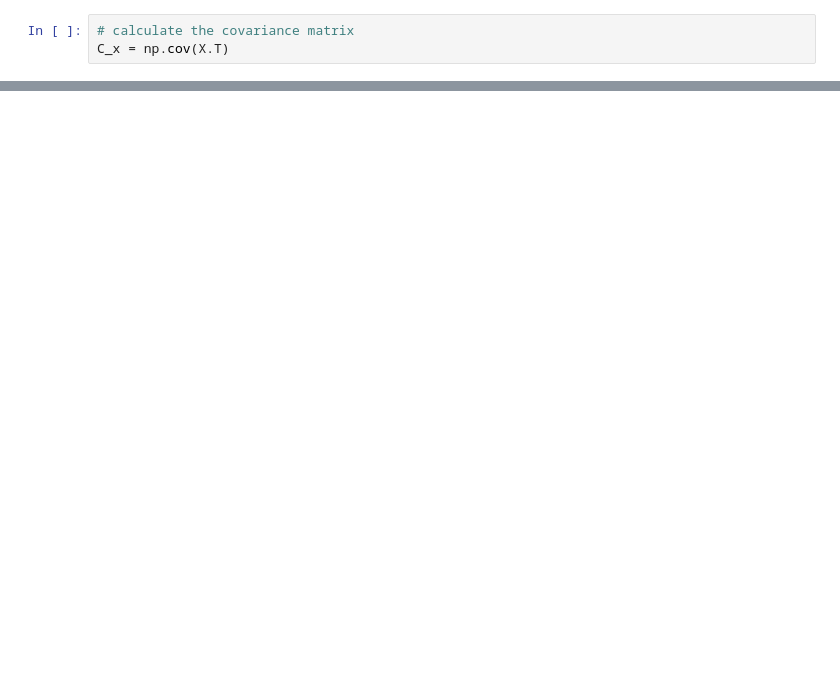
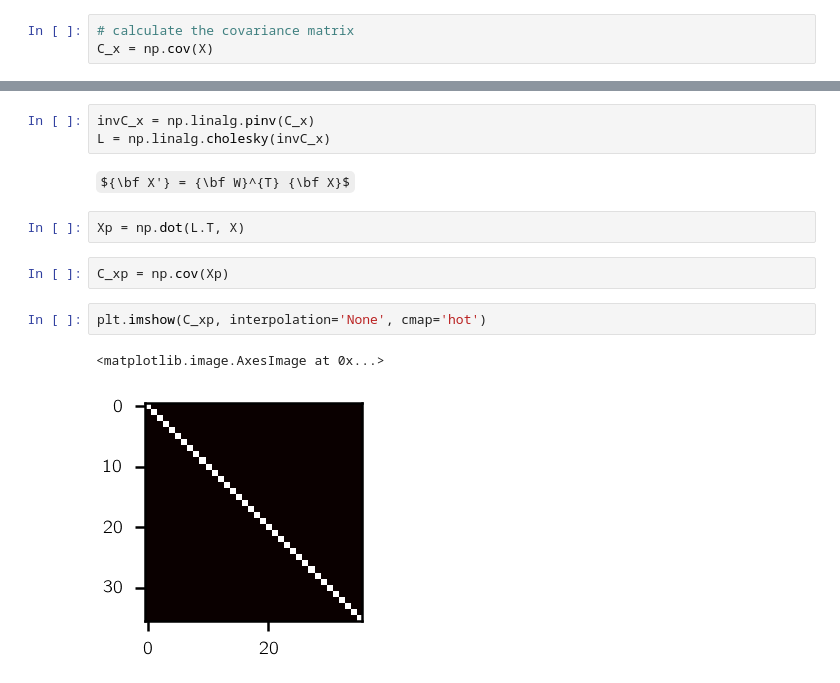
Before and after one commit to changhoonhahn/nonGaussLike, a Jupyter notebook: nongausslike/notebook/whiten.ipynb, the cells around one changed output, grey strips where cells are left out. Drawn from its saved outputs; the diff is of its cells as text; some formulas as TeX source; blank space fills up the shorter version.

```diff
--- a/nongausslike/notebook/whiten.ipynb
+++ b/nongausslike/notebook/whiten.ipynb
@@ -40,3 +66,3 @@ sub.set_ylabel('$\mathtt{P(k)}$', fontsize=20)
 # %%
 # calculate the covariance matrix
-C_x = np.cov(X.T)
+C_x = np.cov(X)
@@ -42,0 +81,14 @@ C_x = np.cov(X.T)
+# %%
+invC_x = np.linalg.pinv(C_x)
+L = np.linalg.cholesky(invC_x)
+# %% [markdown]
+${\bf X'} = {\bf W}^{T} {\bf X}$
+# %%
+Xp = np.dot(L.T, X)
+# %%
+C_xp = np.cov(Xp)
+# %%
+plt.imshow(C_xp, interpolation='None', cmap='hot')
+# %% [output]
+<matplotlib.image.AxesImage at 0x...>
+[figure, added]
```
Also changed, not shown: parts of 21 cells of this notebook, 2 other files.
